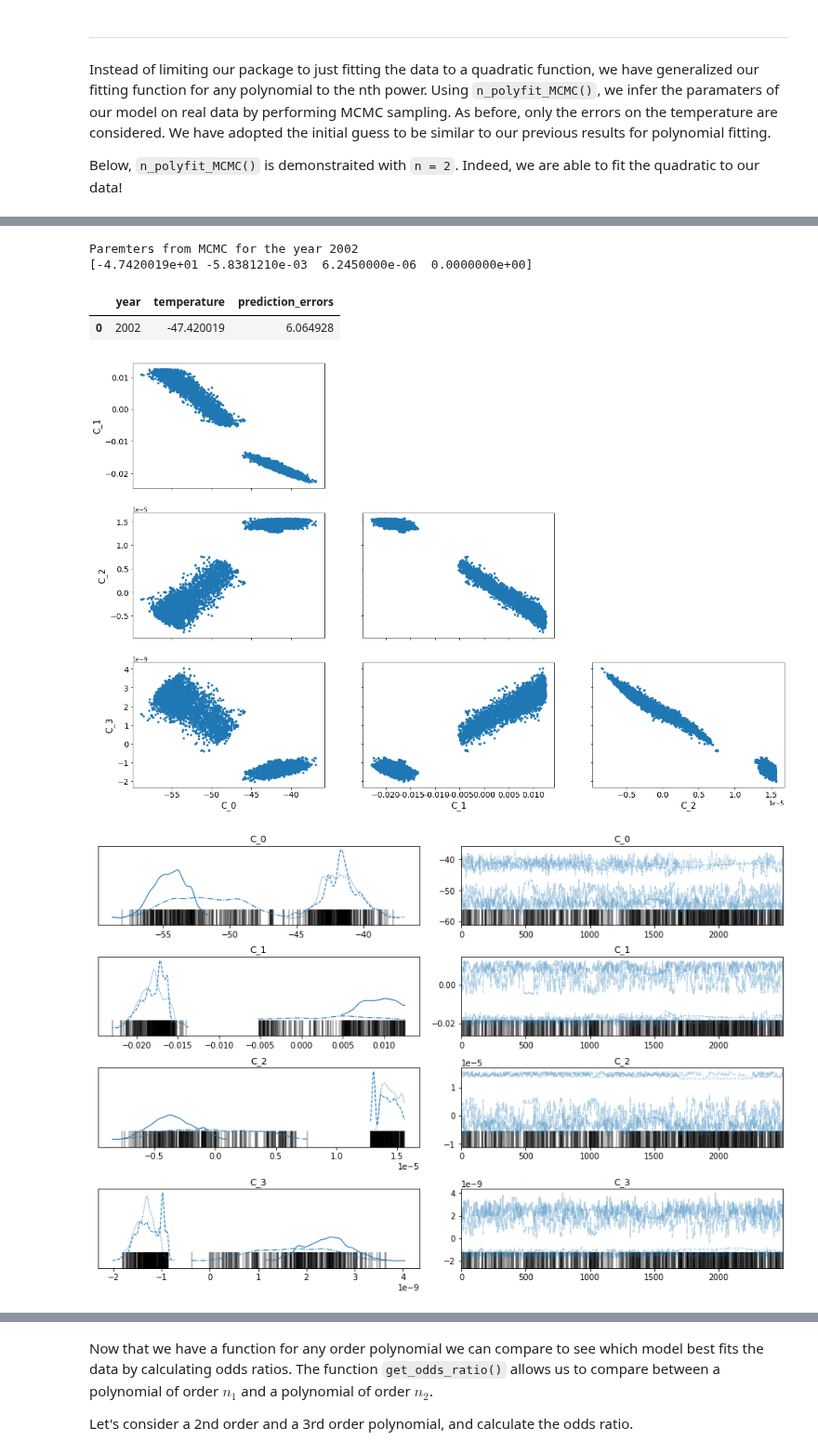
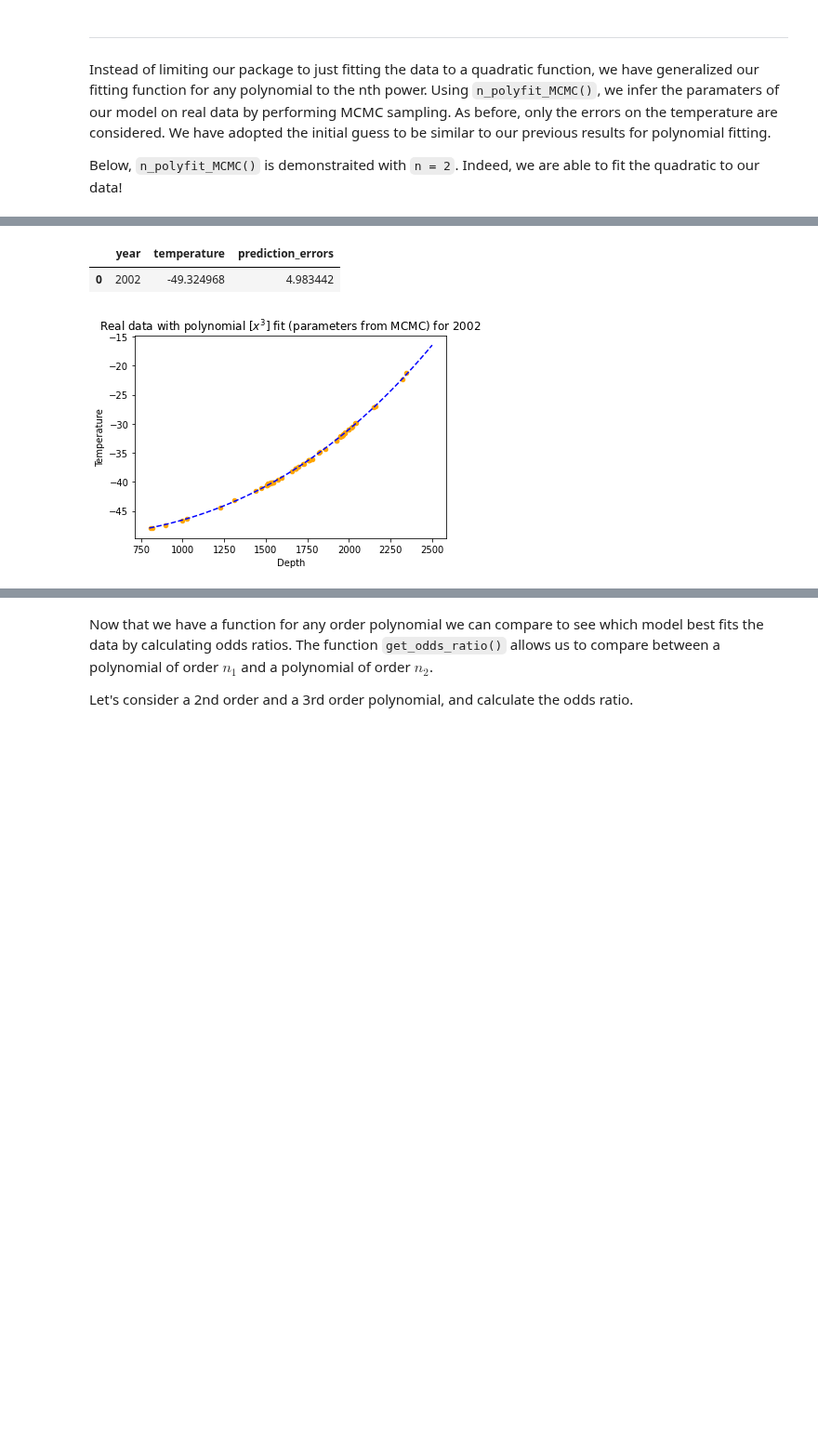
Before and after one commit to phys201/icetemp, a Jupyter notebook: tutorial.ipynb, the cells around one changed output, grey strips where cells are left out. Shown at 93% size. Cells and saved outputs as stored; diff of their text form; code cells hidden in the pictures; blank space fills up the shorter version.

```diff
--- a/tutorial.ipynb
+++ b/tutorial.ipynb
@@ -222,16 +222,16 @@ Instead of limiting our package to just fitting the data to a quadratic function
 Below, `n_polyfit_MCMC()` is demonstraited with `n = 2`. Indeed, we are able to fit the quadratic to our data!
 # %%
 n = 2
-init_guess = [{'C_0':-50, 'C_1':-0.0009, 'C_2':8.07e-06}] #based on the results from the algebraic fit of all datasets (see above)
-params_list1 = []
-params_errors_list1 = []
+init_guess1 = [{'C_0':-50, 'C_1':-0.0009, 'C_2':8.07e-06}] #based on the results from the algebraic fit of all datasets (see above)
+best_fit_list1 = []
+best_fit_errors_list1 = []
 for year in range(len(data)):
-        traces, best_fit1 = m.n_polyfit_MCMC(n, data[year], init_guess[year]) # returns params in order C_0, C_1, C_2,...
-        params, errors = m.get_params(n, traces)
-        params_list1.append(params)
-        params_errors_list1.append(errors)
+        traces, best_fit1 = m.n_polyfit_MCMC(n, data[year], init_guess1[year]) # returns params in order C_0, C_1, C_2,...
+        params, errors = m.get_params(n, best_fit1)
+        best_fit_list1.append(params)
+        best_fit_errors_list1.append(errors)
 # plot fit
-m.plot_polyfit(data, params_list1)
+m.plot_polyfit(data, best_fit_list1)
 # get timetable
-m.get_timetable(data, params_list1, params_errors_list1)
+m.get_timetable(data, best_fit_list1, best_fit_errors_list1)
 # %% [output]
@@ -257,15 +244,15 @@ Paremters from MCMC for the year 2002
 # %%
 n = 3
-init_guess = [{'C_0':-50, 'C_1':-0.0009, 'C_2':8.07e-06, 'C_3':0.00}] #based on the results from the algebraic fit of all datasets (see above)
-params_list2 = []
-params_errors_list2 = []
+init_guess2 = [{'C_0':-50, 'C_1':-0.0009, 'C_2':8.07e-06, 'C_3':0.00}] #based on the results from the algebraic fit of all datasets (see above)
+best_fit_list2 = []
+best_fit_errors_list2 = []
 for year in range(len(data)):
-        traces, best_fit2 = m.n_polyfit_MCMC(n, data[year], init_guess[year]) # returns params in order C_0, C_1, C_2,...
-        params, errors = m.get_params(n, traces)
-        params_list2.append(params)
-        params_errors_list2.append(errors)
+        traces, best_fit2 = m.n_polyfit_MCMC(n, data[year], init_guess2[year]) # returns params in order C_0, C_1, C_2,...
+        params, errors= m.get_params(n, best_fit2)
+        best_fit_list2.append(params)
+        best_fit_errors_list2.append(errors)
 # plot fit
-m.plot_polyfit(data, params_list2)
+m.plot_polyfit(data, best_fit_list2)
 # get timetable
-m.get_timetable(data, params_list2, params_errors_list2)
+m.get_timetable(data, best_fit_list2, best_fit_errors_list2)
 # %% [output]
@@ -285,6 +262,3 @@ The estimated number of effective samples is smaller than 200 for some parameter
-Paremters from MCMC for the year 2002
-[-4.7420019e+01 -5.8381210e-03  6.2450000e-06  0.0000000e+00]
 |  | year | temperature | prediction_errors |
-| 0 | 2002 | -47.420019 | 6.064928 |
+| 0 | 2002 | -49.324968 | 4.983442 |
-[figure, old version]
+[figure, new version]
-[figure, removed]
```
Also changed, not shown: parts of 3 cells of this notebook, 1 other file.
